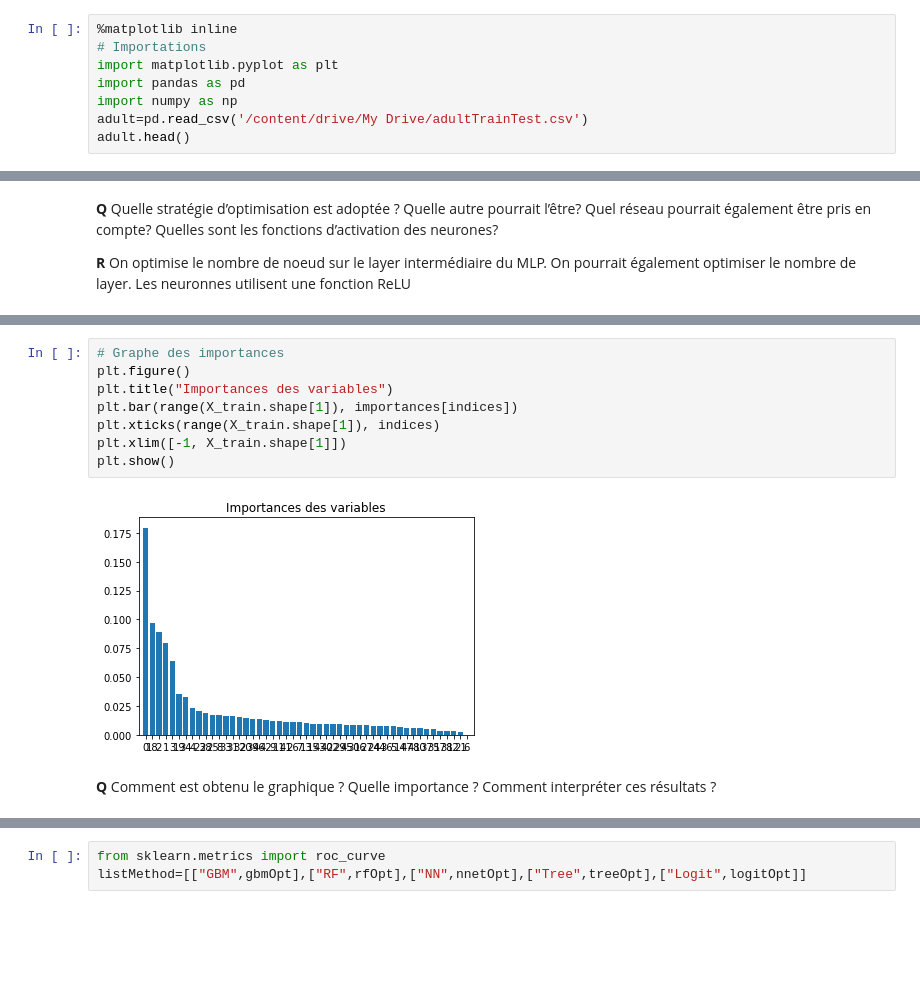
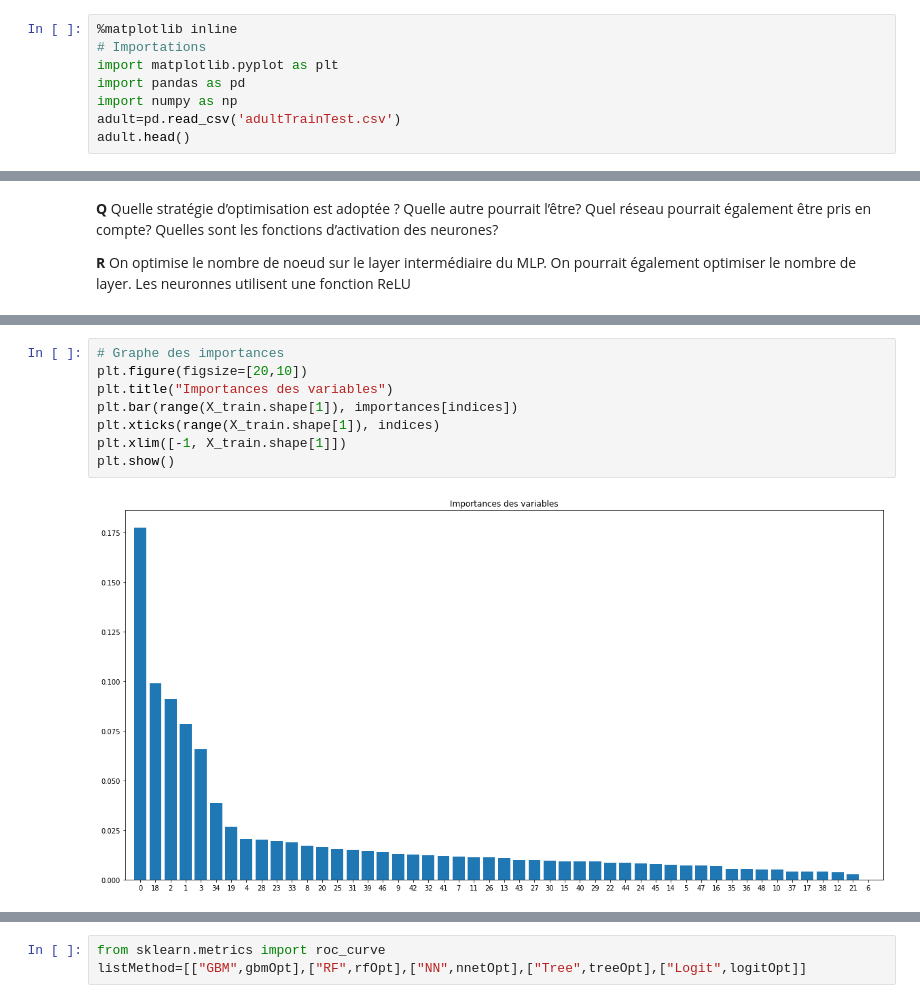
Before and after one commit to vavalm/Adult-Census, a Jupyter notebook: Apprent_Python_AdultCensus.ipynb, the cells around one changed output, grey strips where cells are left out. Saved outputs shown, nothing was run; the diff lists cells and outputs as text; blank space fills up the shorter version.

```diff
--- a/Apprent_Python_AdultCensus.ipynb
+++ b/Apprent_Python_AdultCensus.ipynb
@@ -57,7 +52,7 @@ Mounted at /content/drive
 import matplotlib.pyplot as plt
 import pandas as pd
 import numpy as np
-adult=pd.read_csv('/content/drive/My Drive/adultTrainTest.csv')
+adult=pd.read_csv('adultTrainTest.csv')
 adult.head()
 # %% [output]
 |  | age | workClass | fnlwgt | education | educNum | mariStat | occup | relationship | origEthn | sex | ... |
@@ -715,12 +746,10 @@ workClass_Self-Employed 0.012199825196987703
 # %%
 # Graphe des importances
-plt.figure()
+plt.figure(figsize=[20,10])
 plt.title("Importances des variables")
 plt.bar(range(X_train.shape[1]), importances[indices])
 plt.xticks(range(X_train.shape[1]), indices)
 plt.xlim([-1, X_train.shape[1]])
 plt.show()
 # %% [output]
-[figure, old version]
+[figure, new version]
-# %% [markdown]
-**Q** Comment est obtenu le graphique ? Quelle importance ? Comment interpréter ces résultats ?
```
Also changed, not shown: parts of 39 cells of this notebook.
